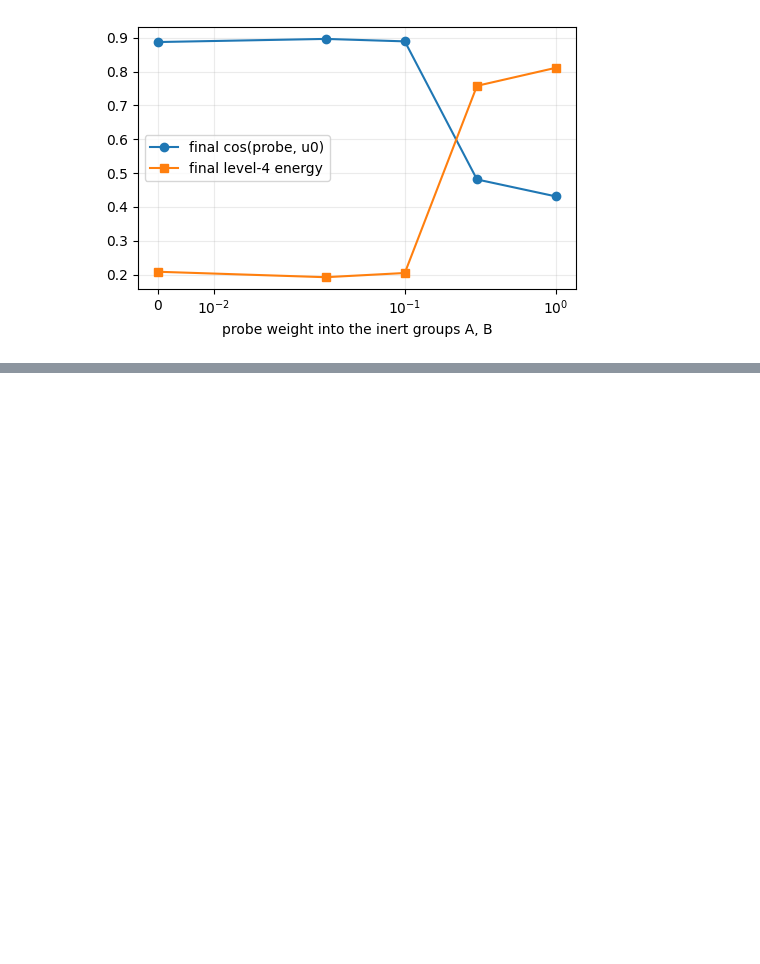
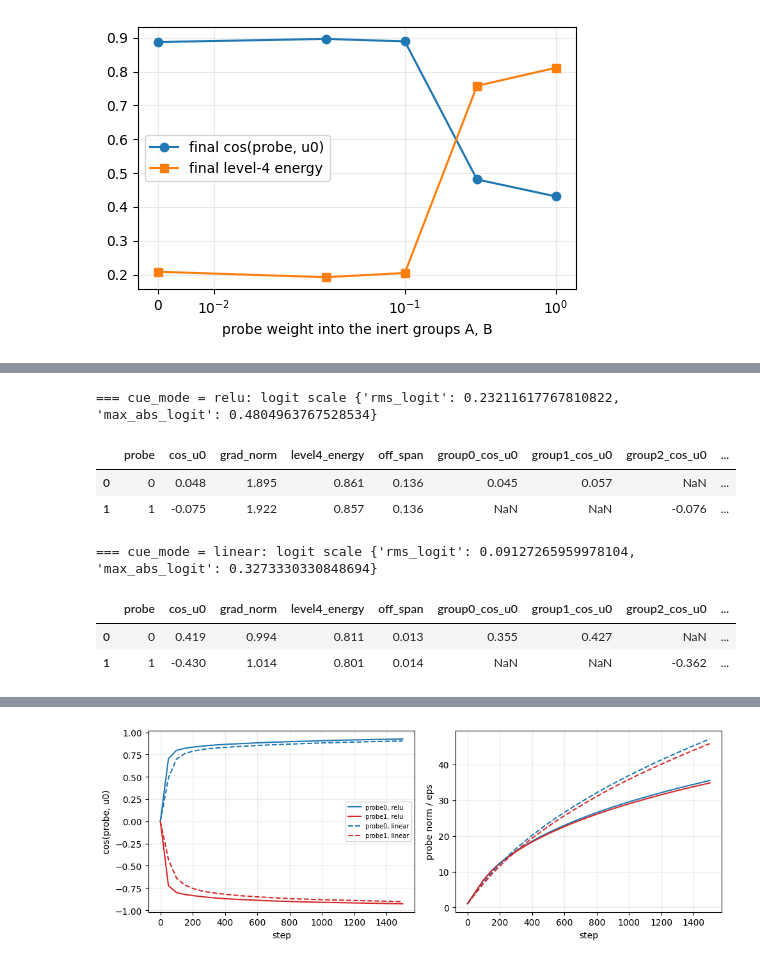
Before and after one commit to HarishGP/layer-lenses, a Jupyter notebook: notebooks/designed_init_u0.ipynb, the cells around one changed output, grey strips where cells are left out. Drawn from its saved outputs; the diff is of its cells as text; code cells hidden in the pictures; blank space fills up the shorter version.

```diff
--- a/notebooks/designed_init_u0.ipynb
+++ b/notebooks/designed_init_u0.ipynb
@@ -205,0 +286,37 @@ fig.tight_layout(); plt.show()
+# %%
+two_rows = []
+for cue_mode in ["relu", "linear"]:
+    spec2 = two_probe_spec(cue_mode=cue_mode, eps=EPS, seed=0, layer3="identity", output_scale=20.0)
+    m2 = build_multiprobe_model(spec2, tree)
+    print(f"=== cue_mode = {cue_mode}: logit scale {logit_scale(m2, x, device=DEVICE)}")
+    display(multiprobe_gradient_report(m2, spec2, x, y, tree, device=DEVICE).round(3))
+    out2 = run_designed_flow(build_multiprobe_model(spec2, tree), x, y, lr=3e-4, steps=1500, snapshot_every=50, device=DEVICE)
+    Wend = out2["checkpoint_snapshots"][1500]["hidden_layers.0.weight"].numpy(); nr = np.linalg.norm(Wend, axis=1) / EPS
+    cend = Wend @ tree.w_list[0] / np.linalg.norm(Wend, axis=1)
+    for pidx in (0, 1):
+        t = neuron_trajectory_table(out2, tree, neuron=pidx); t["cue_mode"] = cue_mode; t["probe"] = pidx
+        t.to_csv(RESULTS / f"traj_twoprobe_{cue_mode}_probe{pidx}.csv", index=False)
+        two_rows.append({"cue_mode": cue_mode, "probe": pidx, "final_cos_u0": float(t.cos_u0.iloc[-1]), "cos_u0_at_50": float(t.cos_u0.iloc[1]),
+                         "final_norm_over_eps": float(t.norm.iloc[-1] / EPS), "cues_median_norm_over_eps": float(np.median(nr[2:34])),
+                         "cues_on_u0": int((np.abs(cend[2:34]) > 0.8).sum()), "cos_probe0_probe1": float(Wend[0] @ Wend[1] / np.linalg.norm(Wend[0]) / np.linalg.norm(Wend[1])),
+                         "loss_end": out2["epoch_losses"][-1]})
+two = pd.DataFrame(two_rows); two.to_csv(RESULTS / "summary_twoprobe.csv", index=False)
+display(two.round(3))
+fig, axes = plt.subplots(1, 2, figsize=(10, 3.6))
+for cue_mode, ls in [("relu", "-"), ("linear", "--")]:
+    for pidx, col in [(0, "tab:blue"), (1, "tab:red")]:
+        t = pd.read_csv(RESULTS / f"traj_twoprobe_{cue_mode}_probe{pidx}.csv")
+        axes[0].plot(t.step, t.cos_u0, ls=ls, color=col, label=f"probe{pidx}, {cue_mode}")
+        axes[1].plot(t.step, t.norm / EPS, ls=ls, color=col, label=f"probe{pidx}, {cue_mode}")
+axes[0].set_ylabel("cos(probe, u0)"); axes[1].set_ylabel("probe norm / eps")
+for ax in axes: ax.set_xlabel("step"); ax.grid(alpha=0.25)
+axes[0].legend(fontsize=7); fig.tight_layout(); plt.show()
+# %% [output]
+=== cue_mode = relu: logit scale {'rms_logit': 0.23211617767810822, 'max_abs_logit': 0.4804963767528534}
+|  | probe | cos_u0 | grad_norm | level4_energy | off_span | group0_cos_u0 | group1_cos_u0 | group2_cos_u0 | ... |
+| 0 | 0 | 0.048 | 1.895 | 0.861 | 0.136 | 0.045 | 0.057 | NaN | ... |
+| 1 | 1 | -0.075 | 1.922 | 0.857 | 0.136 | NaN | NaN | -0.076 | ... |
+=== cue_mode = linear: logit scale {'rms_logit': 0.09127265959978104, 'max_abs_logit': 0.3273330330848694}
+|  | probe | cos_u0 | grad_norm | level4_energy | off_span | group0_cos_u0 | group1_cos_u0 | group2_cos_u0 | ... |
+| 0 | 0 | 0.419 | 0.994 | 0.811 | 0.013 | 0.355 | 0.427 | NaN | ... |
+| 1 | 1 | -0.430 | 1.014 | 0.801 | 0.014 | NaN | NaN | -0.362 | ... |
@@ -205,0 +328 @@ fig.tight_layout(); plt.show()
+[figure, added]
```
Also changed, not shown: parts of 5 cells of this notebook, 8 other files.
